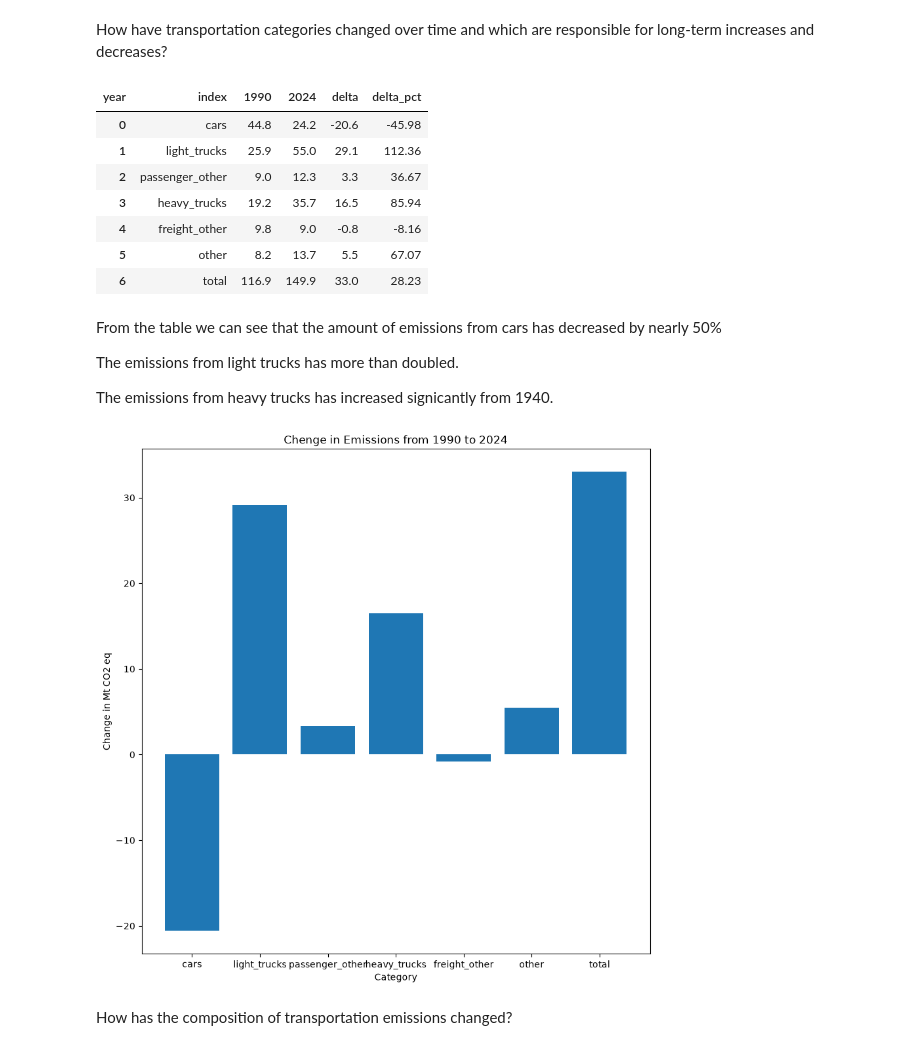
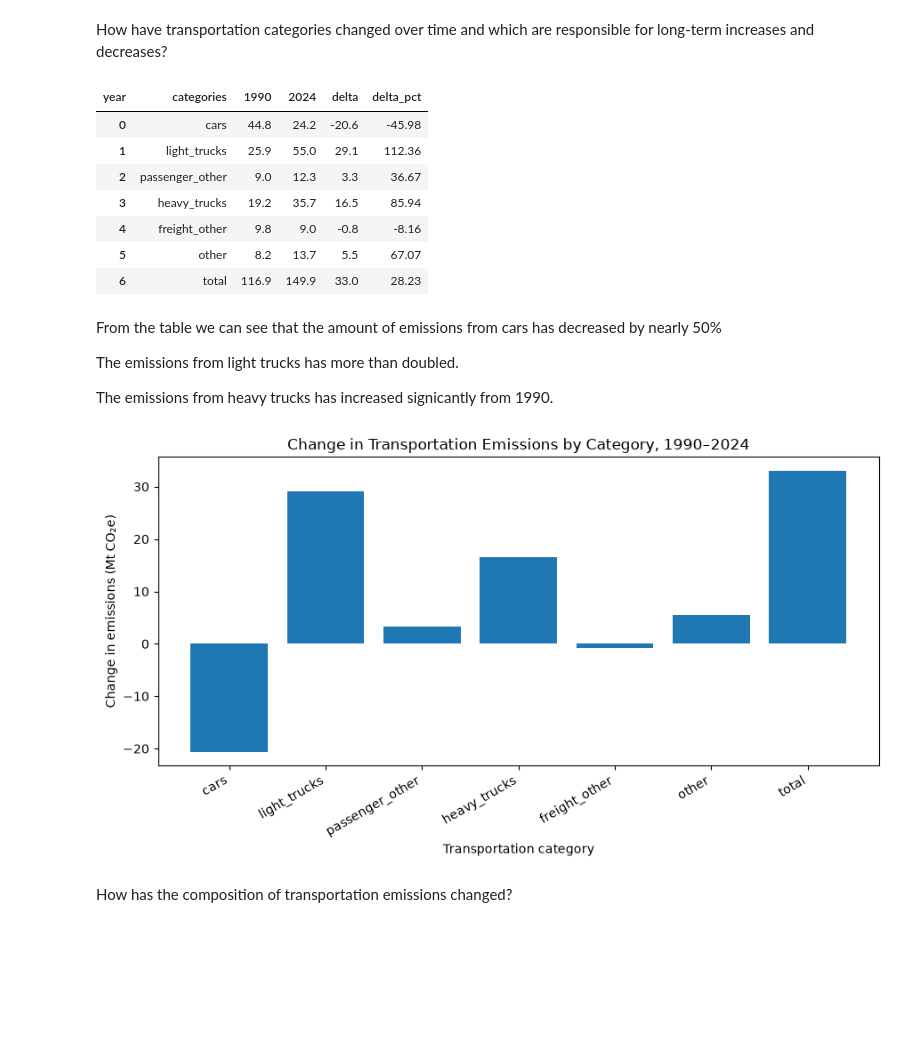
Before and after one commit to NctrnlCris/Canada-Emissions-Data-Analysis, a Jupyter notebook: notebooks/emissions_analysis.ipynb, the cells around one changed output. Drawn from its saved outputs; the diff is of its cells as text; code cells hidden in the pictures; blank space fills up the shorter version.

```diff
--- a/notebooks/emissions_analysis.ipynb
+++ b/notebooks/emissions_analysis.ipynb
@@ -15,12 +16,11 @@ Index(['Year', 'Passenger - Cars (megatonnes of carbon dioxide equivalent)',
        'Other (megatonnes of carbon dioxide equivalent)'],
       dtype='str')
 # %%
-transit_emissions = transit_emissions.rename(columns= { 'Year' : 'year',
+transportation_emissions = transportation_emissions.rename(columns= { 'Year' : 'year',
                                                         'Passenger - Cars (megatonnes of carbon dioxide equivalent)' : 'cars',
                                                         'Passenger - Light trucks (megatonnes of carbon dioxide equivalent)' : 'light_trucks',
                                                         'Passenger - Motorcycles, bus, rail, aviation and marine (megatonnes of carbon dioxide equivalent)' : 'passenger_other',
                                                         'Freight - Heavy duty trucks (megatonnes of carbon dioxide equivalent)' : 'heavy_trucks',
                                                         'Freight - Rail, aviation and marine (megatonnes of carbon dioxide equivalent)' : 'freight_other',
                                                         'Other (megatonnes of carbon dioxide equivalent)' : 'other' })
-transit_emissions["total"] = transit_emissions.drop("year", axis = 1).sum(axis=1)
-transit_emissions
+transportation_emissions["total"] = transportation_emissions.drop("year", axis = 1).sum(axis=1)
@@ -45,7 +27,7 @@ transit_emissions
 # %%
-transit_emissions["year_over_year"] = (transit_emissions["total"] - transit_emissions.shift(1)["total"]).round(2)
-transit_emissions["year_over_year_pct"] = (transit_emissions["year_over_year"] / transit_emissions.shift(1)["total"] * 100).round(2)
-transit_emissions
+transportation_emissions["year_over_year"] = (transportation_emissions["total"] - transportation_emissions.shift(1)["total"]).round(2)
+transportation_emissions["year_over_year_pct"] = (transportation_emissions["year_over_year"] / transportation_emissions.shift(1)["total"] * 100).round(2)
+transportation_emissions.head()
 # %% [output]
 |  | year | cars | light_trucks | passenger_other | heavy_trucks | freight_other | other | total | ... |
 | 0 | 1990 | 44.8 | 25.9 | 9.0 | 19.2 | 9.8 | 8.2 | 116.9 | ... |
@@ -94,7 +76,7 @@ There was a 27.3 (16.32%) megatonne co2 decrease in 2020.
 # %%
-transit_emissions = transit_emissions.set_index("year")
-emissions_2019_to_2024 = transit_emissions.at['2024', 'total'] - transit_emissions.at['2019', "total"]
-emissions_2019_to_2024_pct = (transit_emissions.at['2024', 'total'] - transit_emissions.at['2019', 'total']) / transit_emissions.at['2019', 'total'] * 100
+transportation_emissions = transportation_emissions.set_index("year")
+emissions_2019_to_2024 = transportation_emissions.at['2024', 'total'] - transportation_emissions.at['2019', "total"]
+emissions_2019_to_2024_pct = (transportation_emissions.at['2024', 'total'] - transportation_emissions.at['2019', 'total']) / transportation_emissions.at['2019', 'total'] * 100
 emissions_2019_to_2024
 # %% [output]
 np.float64(-17.400000000000034)
@@ -131,17 +117,17 @@ There has been a 50.4 (43.11%) megatonne co2 increase from 1990 to 2019.
 # %% [markdown]
 How have transportation categories changed over time and which are responsible for long-term increases and decreases?
 # %%
-transit_emissions_flipped = transit_emissions[["cars", "light_trucks",	"passenger_other",	"heavy_trucks",	"freight_other", "other", "total"]].T
+transportation_emissions_flipped = transportation_emissions[["cars", "light_trucks",	"passenger_other",	"heavy_trucks",	"freight_other", "other", "total"]].T
 
 #add faceted visualization of all emission history for each category
-transit_emissions_flipped = transit_emissions_flipped[["1990", "2024"]]
-transit_emissions_flipped["delta"] = transit_emissions_flipped["2024"] - transit_emissions_flipped["1990"]
-transit_emissions_flipped["delta_pct"] = ((transit_emissions_flipped["2024"] - transit_emissions_flipped["1990"]) / transit_emissions_flipped["1990"] * 100).round(2)
-transit_emissions_flipped = transit_emissions_flipped.reset_index()
-transit_emissions_flipped.rename(columns= {"index" : "categories"})
-transit_emissions_flipped
+transportation_emissions_flipped = transportation_emissions_flipped[["1990", "2024"]]
+transportation_emissions_flipped["delta"] = transportation_emissions_flipped["2024"] - transportation_emissions_flipped["1990"]
+transportation_emissions_flipped["delta_pct"] = ((transportation_emissions_flipped["2024"] - transportation_emissions_flipped["1990"]) / transportation_emissions_flipped["1990"] * 100).round(2)
+transportation_emissions_flipped = transportation_emissions_flipped.reset_index()
+transportation_emissions_flipped = transportation_emissions_flipped.rename(columns= {"index" : "categories"})
+transportation_emissions_flipped
 # %% [output]
-| year | index | 1990 | 2024 | delta | delta_pct |
+| year | categories | 1990 | 2024 | delta | delta_pct |
 | 0 | cars | 44.8 | 24.2 | -20.6 | -45.98 |
 | 1 | light_trucks | 25.9 | 55.0 | 29.1 | 112.36 |
 | 2 | passenger_other | 9.0 | 12.3 | 3.3 | 36.67 |
@@ -154,17 +140,19 @@ From the table we can see that the amount of emissions from cars has decreased b
 
 The emissions from light trucks has more than doubled.
 
-The emissions from heavy trucks has increased signicantly from 1940.
+The emissions from heavy trucks has increased signicantly from 1990.
 # %%
-fig, ax = plt.subplots(figsize= (10, 10))
+fig, ax = plt.subplots(figsize=(9, 5))
 
-ax.bar(transit_emissions_flipped["index"], transit_emissions_flipped["delta"])
-ax.set_title("Chenge in Emissions from 1990 to 2024")
-ax.set_xlabel("Category")
-ax.set_ylabel("Change in Mt CO2 eq")
+ax.bar(transportation_emissions_flipped["categories"], transportation_emissions_flipped["delta"])
+ax.set_title("Change in Transportation Emissions by Category, 1990–2024")
+ax.set_xlabel("Transportation category")
+ax.set_ylabel("Change in emissions (Mt CO₂e)")
+plt.xticks(rotation=30, ha="right")
+plt.tight_layout()
 plt.show()
 # %% [output]
-[figure, old version]
+[figure, new version]
 # %% [markdown]
 How has the composition of transportation emissions changed?
 # %%
```
Also changed, not shown: parts of 39 cells of this notebook, 4 other files.
